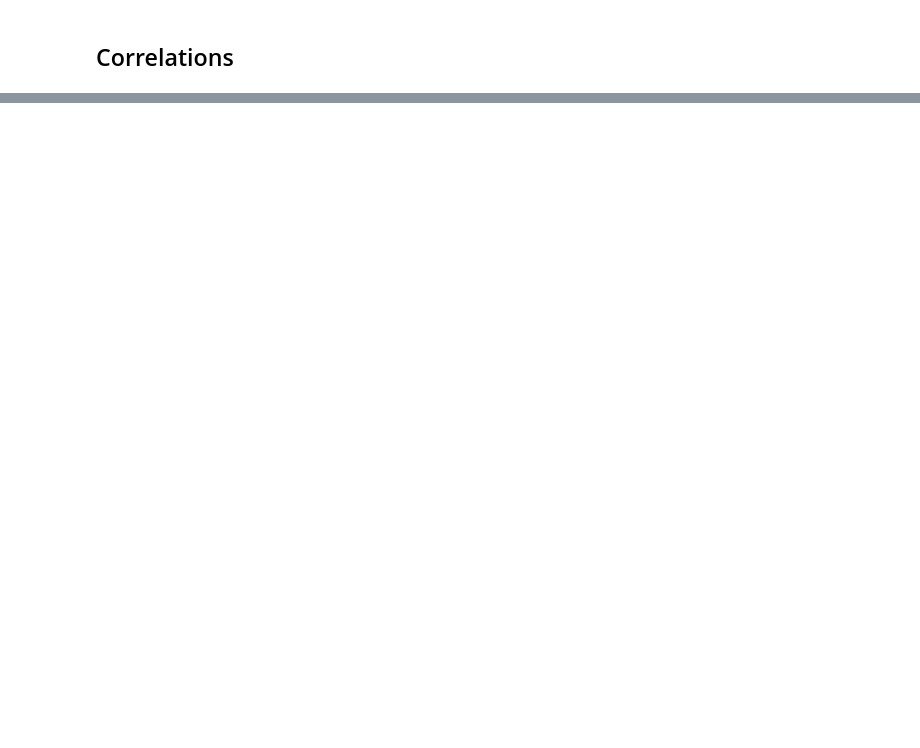
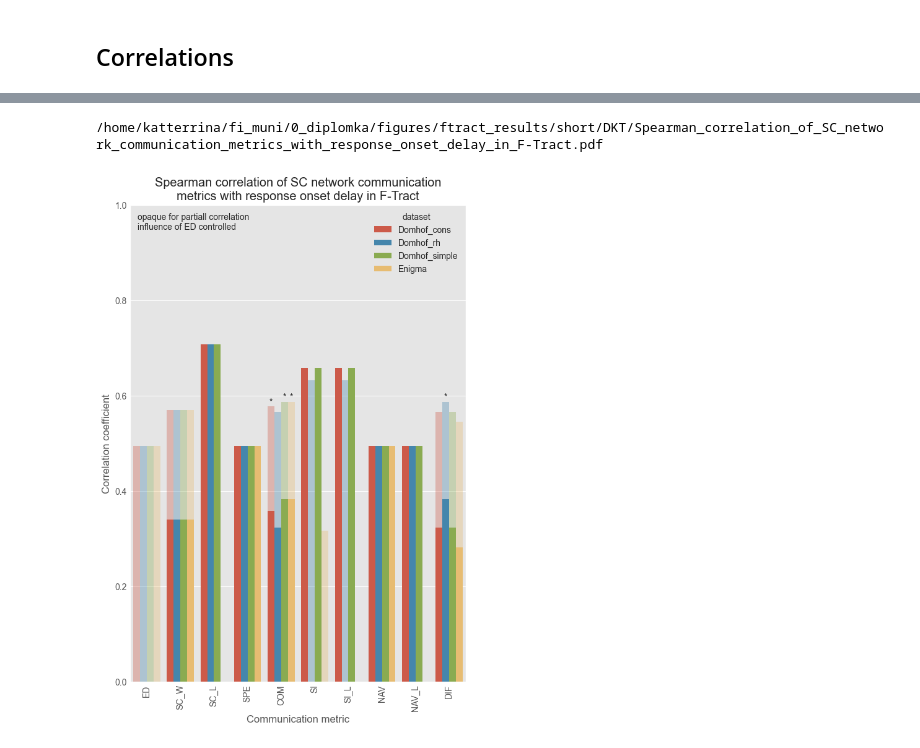
Before and after one commit to Katterrina/fimuni_thesis, a Jupyter notebook: notebooks/f-tract/01_analysis.ipynb, the cells around one changed output, grey strips where cells are left out. Saved outputs shown, nothing was run; the diff lists cells and outputs as text; code cells hidden in the pictures; blank space fills up the shorter version.

```diff
--- a/notebooks/f-tract/01_analysis.ipynb
+++ b/notebooks/f-tract/01_analysis.ipynb
@@ -200,10 +224,10 @@ for name, SC_W, SC_L, SC_W_log in SC_matrices:
 # %%
 def partial_corr_ED(d,x,method):
     result = []
-    result.append(pd.DataFrame({"n":0,"r":0,"CI95%":[0,0],"p-val":0,"Y":"ED"})) # just to have fitting images
+    result.append(pd.DataFrame({"n":[0],"r":[0],"CI95%":[None],"p-val":[1],"Y":["ED"]})) # just to have fitting images
 
     for k in d.keys():
-        if k == "ED" or k ==x:
+        if k == "ED" or k == x:
             continue
         df_one_result = pg.partial_corr(data=d,x=x,y=k,covar="ED", method=method)
         df_one_result['Y'] = k
@@ -219,28 +243,45 @@ result_p_partial = []
 result_a = []
 result_a_partial = []
 
+result_od = []
+result_od_partial = []
+
+result_pd = []
+result_pd_partial = []
+
 for name,_,_,_ in SC_matrices:
     keys.append(name)
     result_p.append(pg.pairwise_corr(stat_data[name]["probability"],columns=["response_probability"], method='spearman').round(3))
     result_a.append(pg.pairwise_corr(stat_data[name]["amplitude"],columns=["response_amplitude"], method='spearman').round(3))
+    result_od.append(pg.pairwise_corr(stat_data[name]["onset_delay"],columns=["response_onset_delay"], method='spearman').round(3))
+    result_pd.append(pg.pairwise_corr(stat_data[name]["peak_delay"],columns=["response_peak_delay"], method='spearman').round(3))
+
     result_p_partial.append(partial_corr_ED(stat_data[name]["probability"],'response_probability',"spearman"))
     result_a_partial.append(partial_corr_ED(stat_data[name]["amplitude"],"response_amplitude","spearman"))
+    result_od_partial.append(partial_corr_ED(stat_data[name]["onset_delay"],"response_onset_delay",'spearman'))
+    result_pd_partial.append(partial_corr_ED(stat_data[name]["peak_delay"],"response_peak_delay",'spearman'))
 # %%
-for r in result_p+result_a+result_p_partial+result_a_partial:
+for r in result_p+result_a+result_od+result_pd:
     r['r_abs'] = r['r'].apply(abs)
-    #r['CI_size'] = r['CI95%'].apply(lambda x:(x[1]-x[0])/2)
-for r in result_p+result_a:
     r['p_sigf'] = r['p-unc'].apply(lambda x: "*" if x< 0.05 else "")
-for r in result_p_partial+result_a_partial:
+
+for r in result_p_partial+result_a_partial+result_od_partial+result_pd_partial:
+    r['r_abs'] = r['r'].apply(abs)
     r['p_sigf'] = r['p-val'].apply(lambda x: "*" if x< 0.05 else "")
+
 
 result_p = pd.concat(result_p, keys=keys).reset_index(names=["dataset","-"])
 result_a = pd.concat(result_a, keys=keys).reset_index(names=["dataset","-"])
+result_od = pd.concat(result_od, keys=keys).reset_index(names=["dataset","-"])
+result_pd = pd.concat(result_pd, keys=keys).reset_index(names=["dataset","-"])
+
 result_p_partial = pd.concat(result_p_partial, keys=keys).reset_index(names=["dataset","-"])
 result_a_partial = pd.concat(result_a_partial, keys=keys).reset_index(names=["dataset","-"])
+result_od_partial = pd.concat(result_od_partial, keys=keys).reset_index(names=["dataset","-"])
+result_pd_partial = pd.concat(result_pd_partial, keys=keys).reset_index(names=["dataset","-"])
 # %%
 plt.style.use('ggplot')
 # Set the default color cycle
-mpl.rcParams['axes.prop_cycle'] = mpl.cycler(color=['#E24A33', '#348ABD', '#8EBA42', '#777777','#FBC15E', '#FFB5B8', '#988ED5'])
+mpl.rcParams['axes.prop_cycle'] = mpl.cycler(color=['#E24A33', '#348ABD', '#8EBA42','#FBC15E', '#777777', '#988ED5', '#FFB5B8'])
 # %%
 def plot_results(d,title):
@@ -288,3 +366,10 @@ plot_results_overlay(result_a,result_a_partial,title="Spearman correlation of SC
+# %%
+plot_results_overlay(result_od,result_od_partial,title="Spearman correlation of SC network communication\nmetrics with response onset delay in F-Tract")
+if PARCELLATION != "DKT": # for DKT not enough data, not significant and issues with plotting
+    plot_results_overlay(result_pd,result_pd_partial,title="Spearman correlation of SC network communication\nmetrics with response peak delay in F-Tract")
+# %% [output]
+/home/katterrina/fi_muni/0_diplomka/figures/ftract_results/short/DKT/Spearman_correlation_of_SC_network_communication_metrics_with_response_onset_delay_in_F-Tract.pdf
+[figure, added]
 # %%
 # plot_results(result_p,title="Spearman correlation of SC network communication\nmetrics with response probability in F-Tract")
 # plot_results(result_p_partial,title="Partial spearman correlation of SC network communication\nmetrics with response probability in F-Tract (ED controlled)")
```
Also changed, not shown: parts of 13 cells of this notebook.
